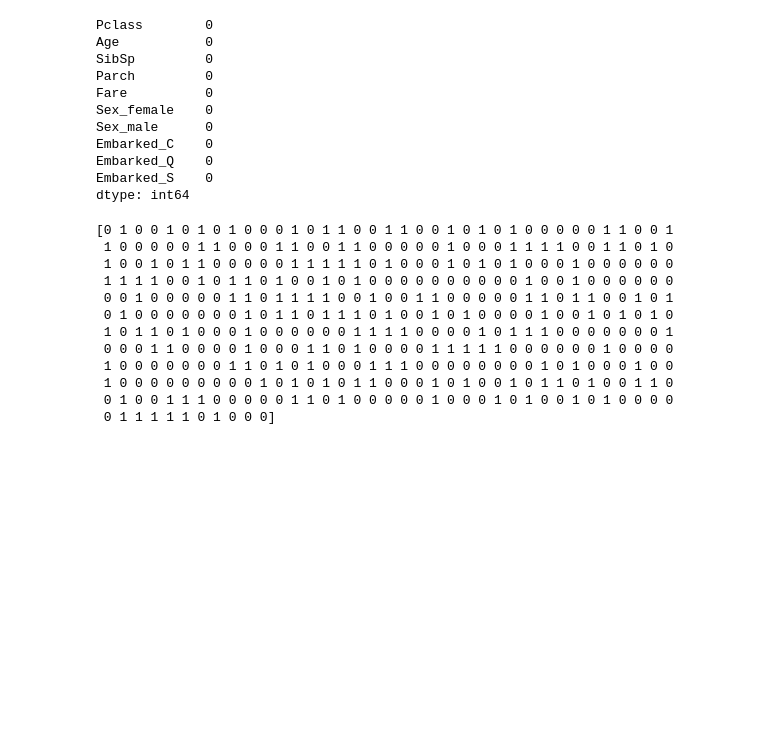
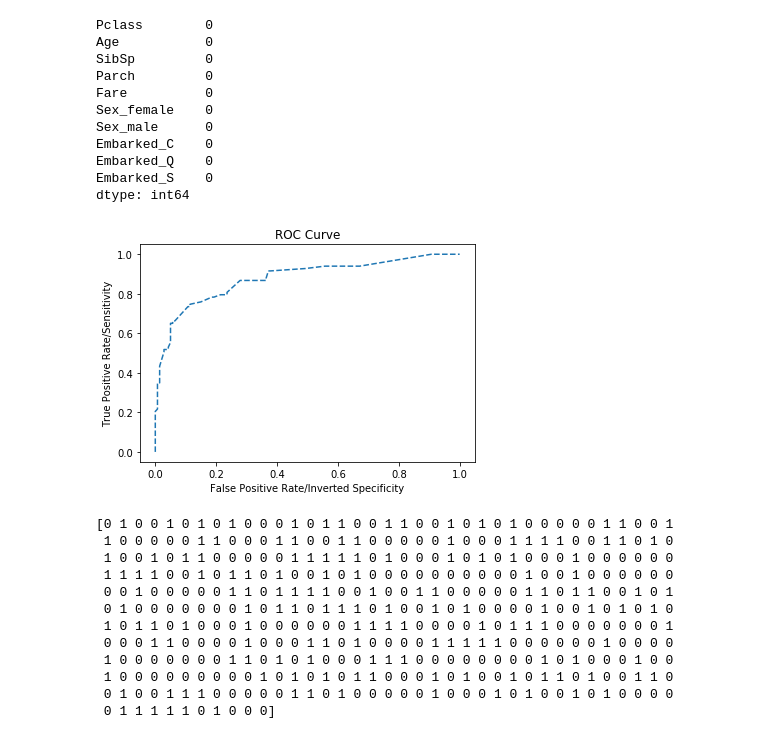
Before and after one commit to kregier/Springboard, a Jupyter notebook: Unit14-GradientBoosting-Regier.ipynb, the cells around one changed output. Drawn from its saved outputs; the diff is of its cells as text; code cells hidden in the pictures; blank space fills up the shorter version.

Commit message:
Added ROC curve to notebook

```diff
--- a/Unit14-GradientBoosting-Regier.ipynb
+++ b/Unit14-GradientBoosting-Regier.ipynb
@@ -311,7 +311,20 @@ test_X = scaler.transform(test)
 # %%
 gb_model = GradientBoostingClassifier(n_estimators=20, learning_rate = 0.25, max_features=2, max_depth = 2, random_state = 0)
 gb_model.fit(X_scaled, y)
+y_proba = gb_model.predict_proba(X_test)
+y_proba = y_proba[:, 1]
 y_pred = gb_model.predict(test_X)
+# %%
+# Print ROC curve for trained model
+fpr, tpr, thresholds = roc_curve(y_test, y_proba)
+
+plt.plot(fpr, tpr, linestyle="--")
+plt.xlabel("False Positive Rate/Inverted Specificity")
+plt.ylabel("True Positive Rate/Sensitivity")
+plt.title("ROC Curve")
+plt.show()
+# %% [output]
+[figure, added]
 # %%
 print(y_pred)
 # %% [output]
```
